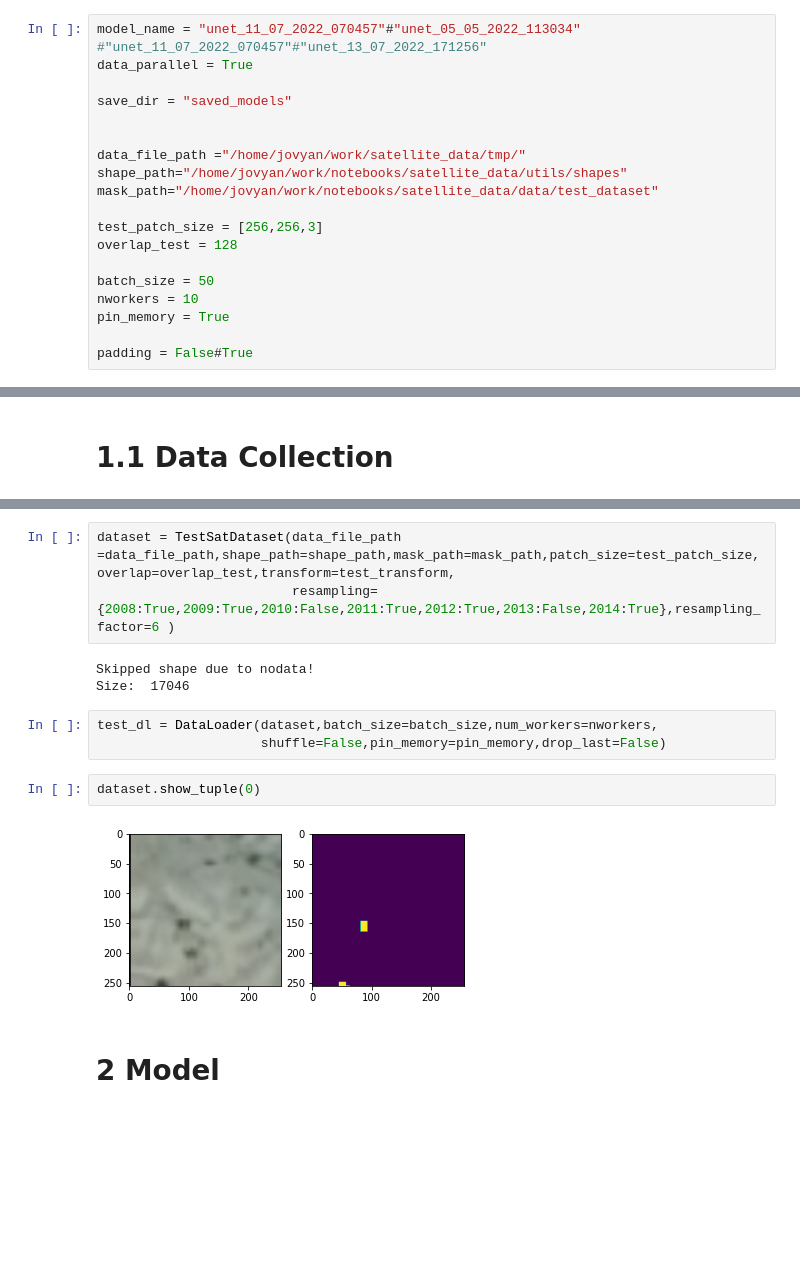
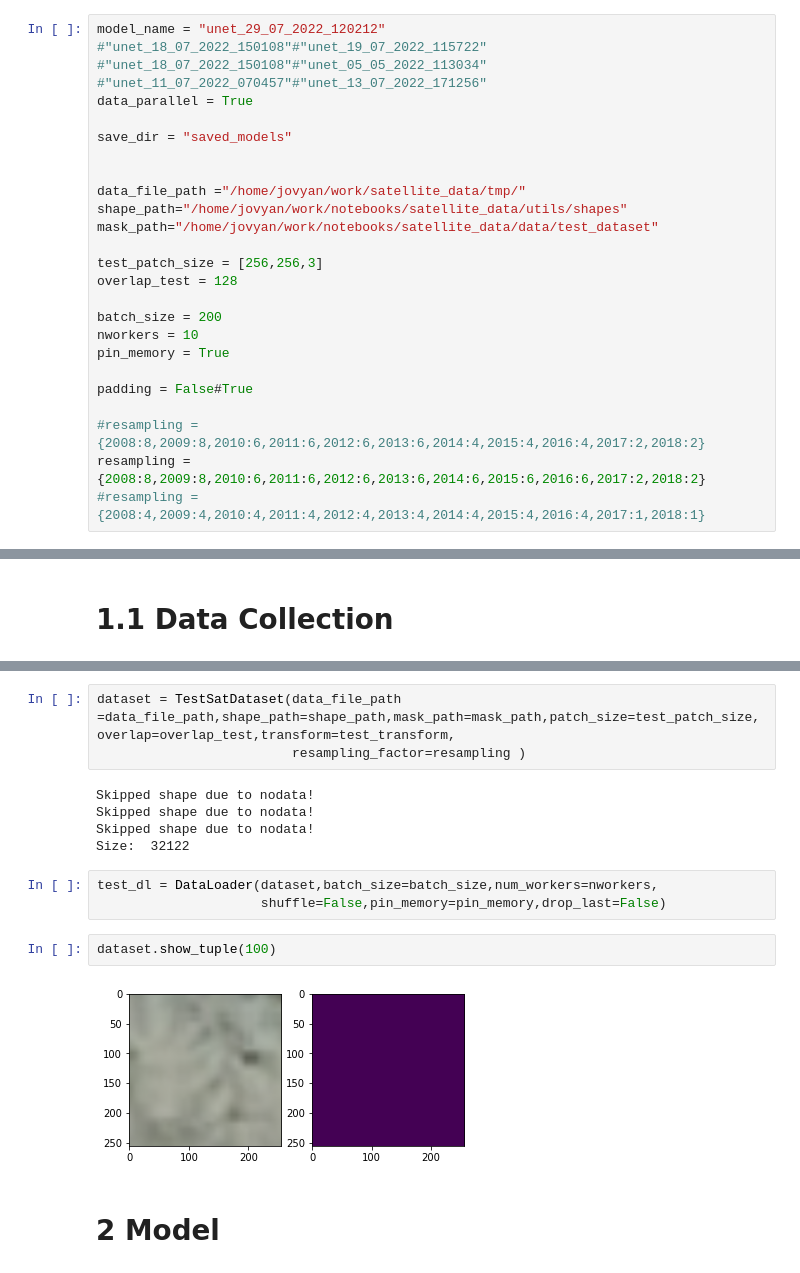
Before and after one commit to cluel01/SA_semantic_segmentation, a Jupyter notebook: 3_Evaluate_TestDataset.ipynb, the cells around one changed output, grey strips where cells are left out. Saved outputs shown, nothing was run; the diff lists cells and outputs as text; blank space fills up the shorter version.

```diff
--- a/3_Evaluate_TestDataset.ipynb
+++ b/3_Evaluate_TestDataset.ipynb
@@ -27,7 +45,7 @@ torch.manual_seed(seed)
 random.seed(seed)
 np.random.seed(seed)
 # %%
-model_name = "unet_11_07_2022_070457"#"unet_05_05_2022_113034" #"unet_11_07_2022_070457"#"unet_13_07_2022_171256"
+model_name = "unet_29_07_2022_120212" #"unet_18_07_2022_150108"#"unet_19_07_2022_115722" #"unet_18_07_2022_150108"#"unet_05_05_2022_113034" #"unet_11_07_2022_070457"#"unet_13_07_2022_171256"
 data_parallel = True
 
 save_dir = "saved_models"
@@ -40,9 +58,13 @@ mask_path="/home/jovyan/work/notebooks/satellite_data/data/test_dataset"
 test_patch_size = [256,256,3]
 overlap_test = 128
 
-batch_size = 50
+batch_size = 200
 nworkers = 10
 pin_memory = True
 
 padding = False#True
+
+#resampling = {2008:8,2009:8,2010:6,2011:6,2012:6,2013:6,2014:4,2015:4,2016:4,2017:2,2018:2}
+resampling = {2008:8,2009:8,2010:6,2011:6,2012:6,2013:6,2014:6,2015:6,2016:6,2017:2,2018:2}
+#resampling = {2008:4,2009:4,2010:4,2011:4,2012:4,2013:4,2014:4,2015:4,2016:4,2017:1,2018:1}
 # %%
@@ -63,16 +88,18 @@ test_transform = seg_transforms.Compose([
 # %%
 dataset = TestSatDataset(data_file_path =data_file_path,shape_path=shape_path,mask_path=mask_path,patch_size=test_patch_size,overlap=overlap_test,transform=test_transform,
-                         resampling={2008:True,2009:True,2010:False,2011:True,2012:True,2013:False,2014:True},resampling_factor=6 )
+                         resampling_factor=resampling )
 # %% [output]
 Skipped shape due to nodata!
-Size:  17046
+Skipped shape due to nodata!
+Skipped shape due to nodata!
+Size:  32122
 # %%
 test_dl = DataLoader(dataset,batch_size=batch_size,num_workers=nworkers,
                      shuffle=False,pin_memory=pin_memory,drop_last=False)
 # %%
-dataset.show_tuple(0)
+dataset.show_tuple(100)
 # %% [output]
-[figure, old version]
+[figure, new version]
 # %% [markdown]
 # 2 Model
 # %%
```
Also changed, not shown: parts of 17 cells of this notebook, 11 other files.
